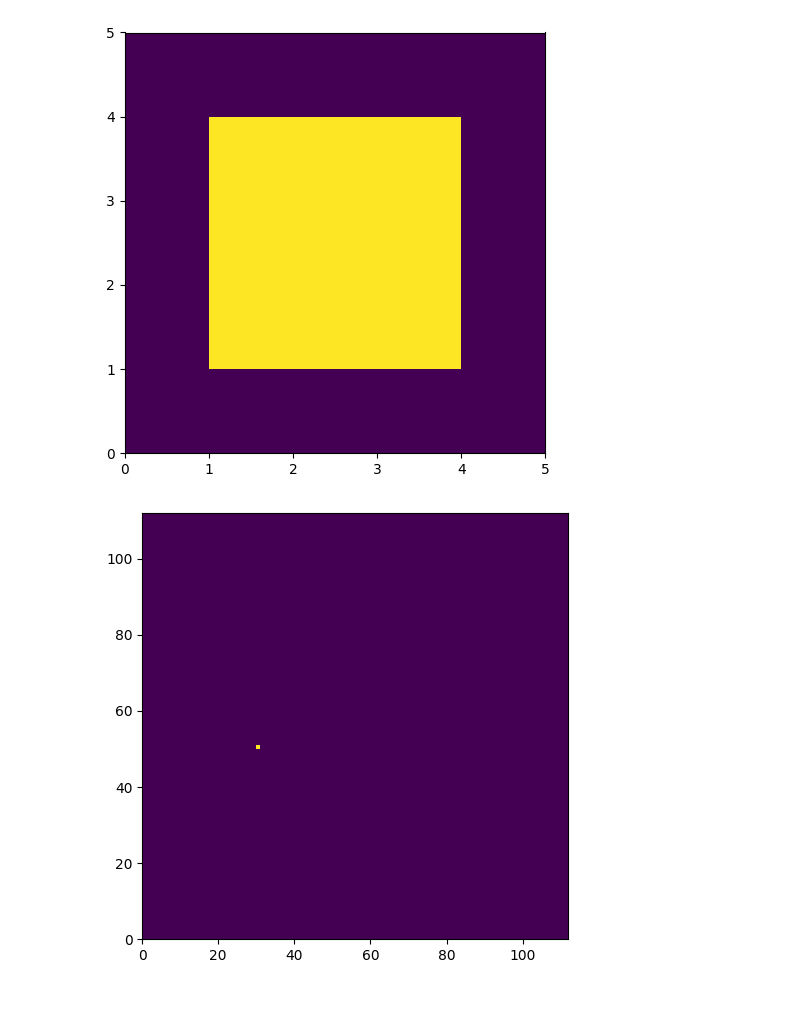
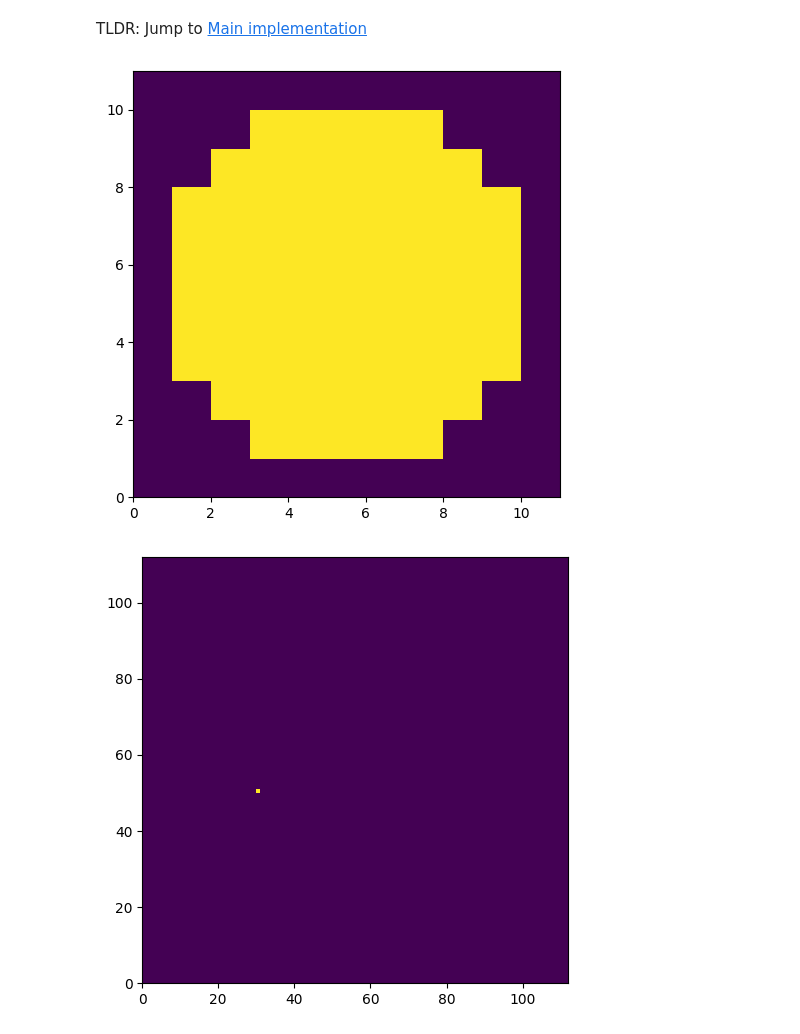
Before and after one commit to Tec-AI-23/EchoNetDynamic, a Jupyter notebook: scripts/pixel_expand.ipynb, the cells around one changed output. Drawn from its saved outputs; the diff is of its cells as text; code cells hidden in the pictures; blank space fills up the shorter version.

Commit message:
feat(landmarks/pixel_expansion): added short explanation to notebook

```diff
--- a/scripts/pixel_expand.ipynb
+++ b/scripts/pixel_expand.ipynb
@@ -1,3 +1,5 @@
+# %% [markdown]
+TLDR: Jump to [Main implementation](#main-implementation)
 # %%
 import numpy as np
 import matplotlib.pyplot as plt
@@ -28,9 +30,9 @@ def plot_pixel_circle(matrix):
     ax.set_aspect("equal")
     plt.tight_layout()
 # %%
-plot_pixel_circle(generate_pixel_circle(2))
+plot_pixel_circle(generate_pixel_circle(5))
 # %% [output]
-[figure, old version]
+[figure, new version]
 # %%
 def expand_pixel(matrix, x, y, expansion_radius):
     kernel = generate_pixel_circle(expansion_radius)
```
Also changed, not shown: parts of 4 cells of this notebook.
